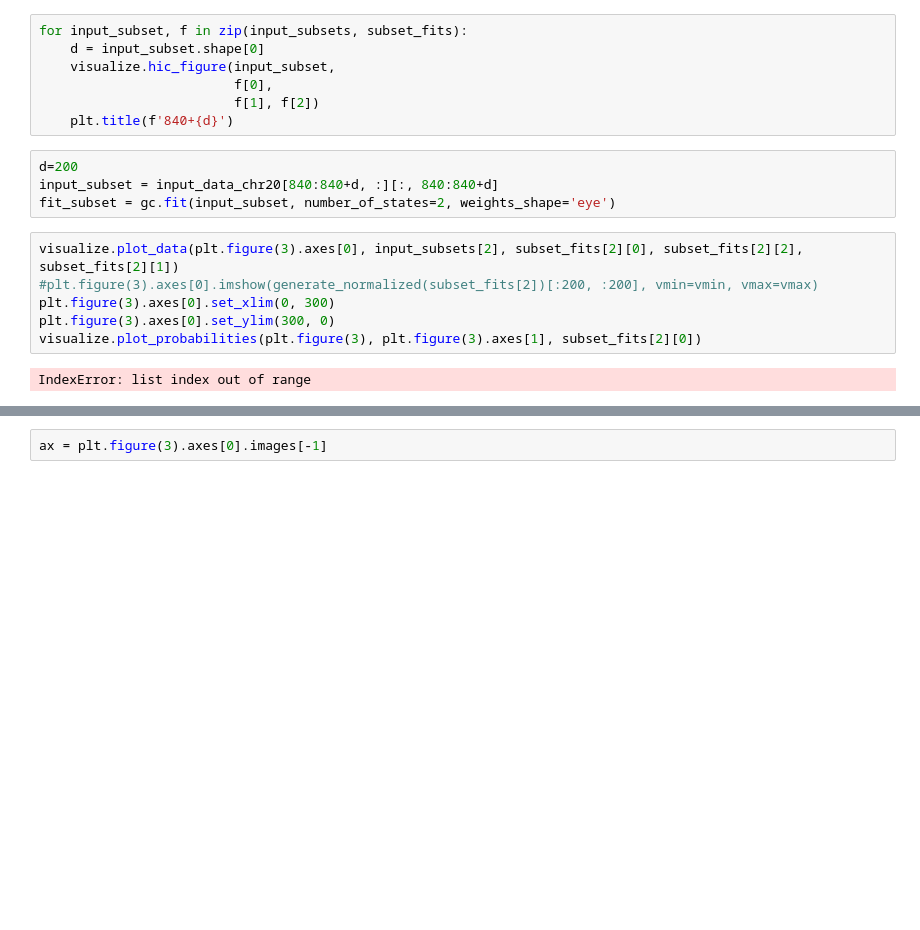
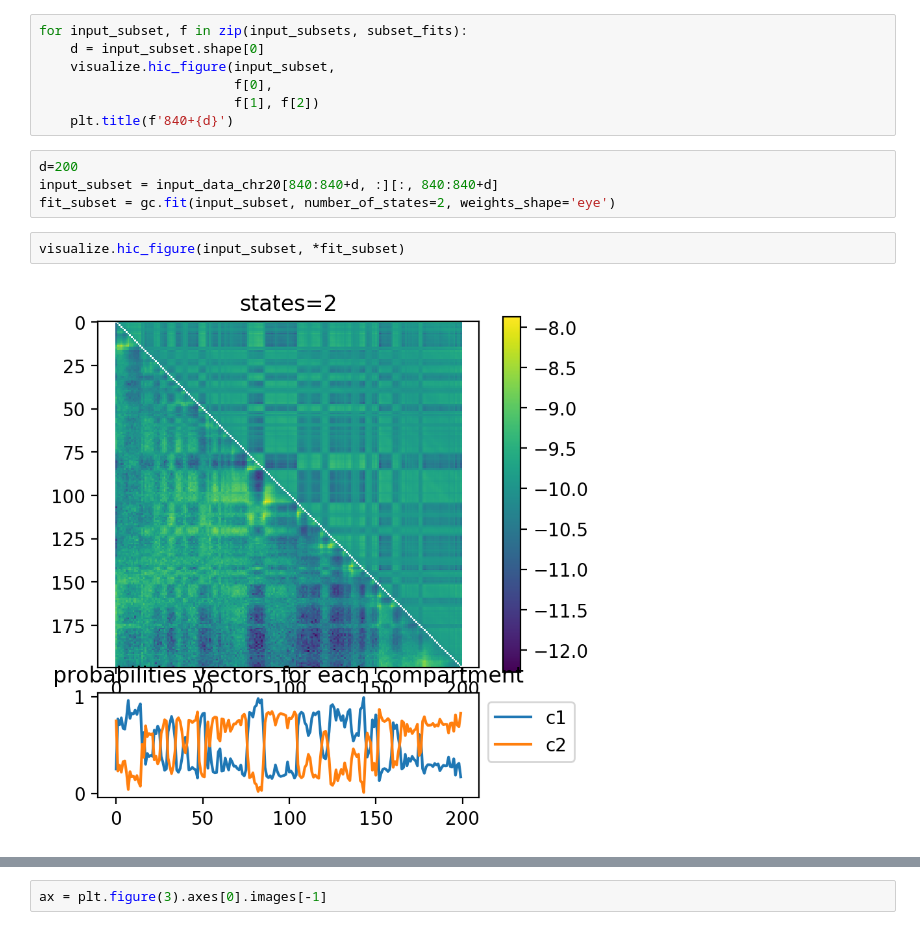
Before and after one commit to KaplanLab/deGeco, a Jupyter notebook: low_res.ipynb, the cells around one changed output, grey strips where cells are left out. Saved outputs shown, nothing was run; the diff lists cells and outputs as text; blank space fills up the shorter version.

```diff
--- a/low_res.ipynb
+++ b/low_res.ipynb
@@ -60,11 +63,7 @@ for input_subset, f in zip(input_subsets, subset_fits):
 d=200
 input_subset = input_data_chr20[840:840+d, :][:, 840:840+d]
 fit_subset = gc.fit(input_subset, number_of_states=2, weights_shape='eye')
-# %%
-visualize.plot_data(plt.figure(3).axes[0], input_subsets[2], subset_fits[2][0], subset_fits[2][2], subset_fits[2][1])
-#plt.figure(3).axes[0].imshow(generate_normalized(subset_fits[2])[:200, :200], vmin=vmin, vmax=vmax)
-plt.figure(3).axes[0].set_xlim(0, 300)
-plt.figure(3).axes[0].set_ylim(300, 0)
-visualize.plot_probabilities(plt.figure(3), plt.figure(3).axes[1], subset_fits[2][0])
-# %% [output]
-IndexError: list index out of range
+# %%
+visualize.hic_figure(input_subset, *fit_subset)
+# %% [output]
+[figure, added]
```
Also changed, not shown: parts of 32 cells of this notebook.
